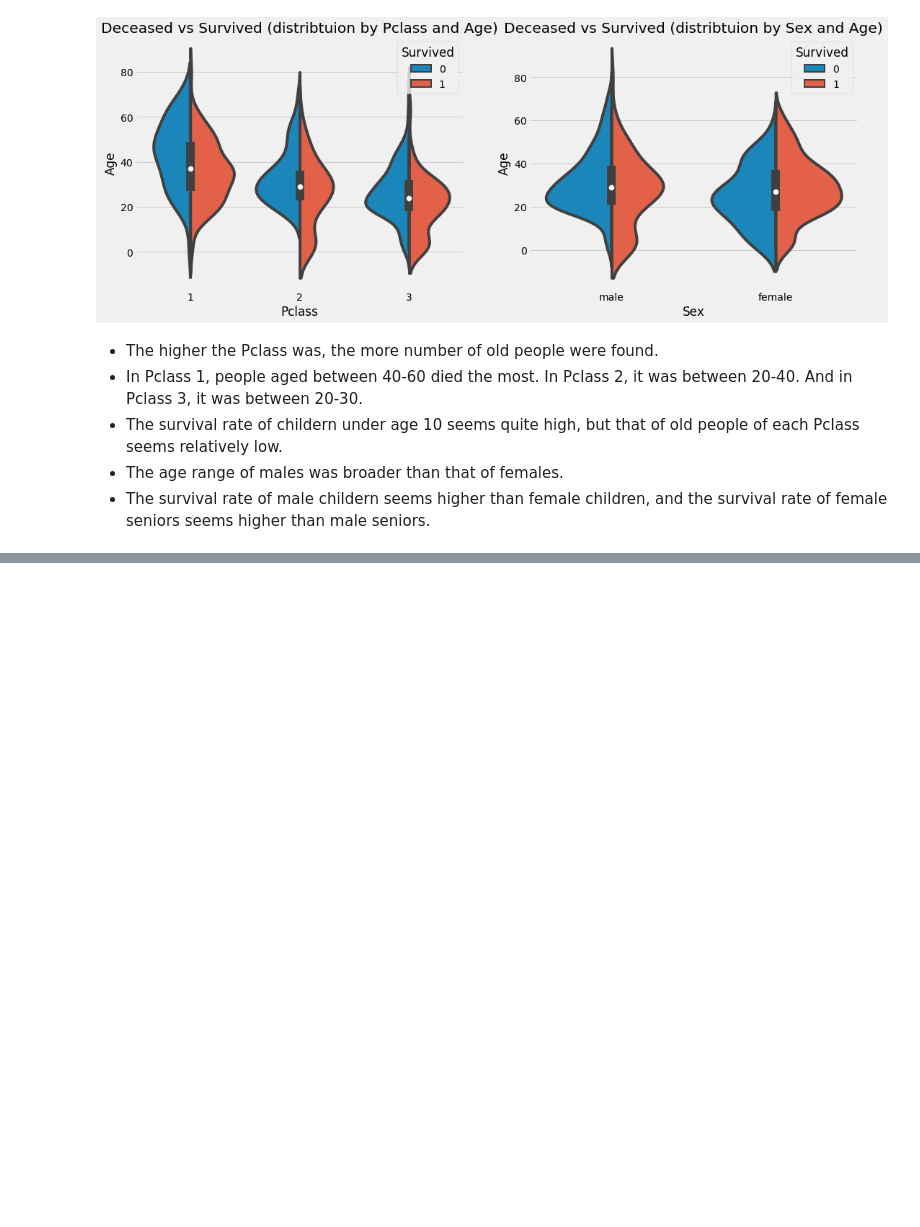
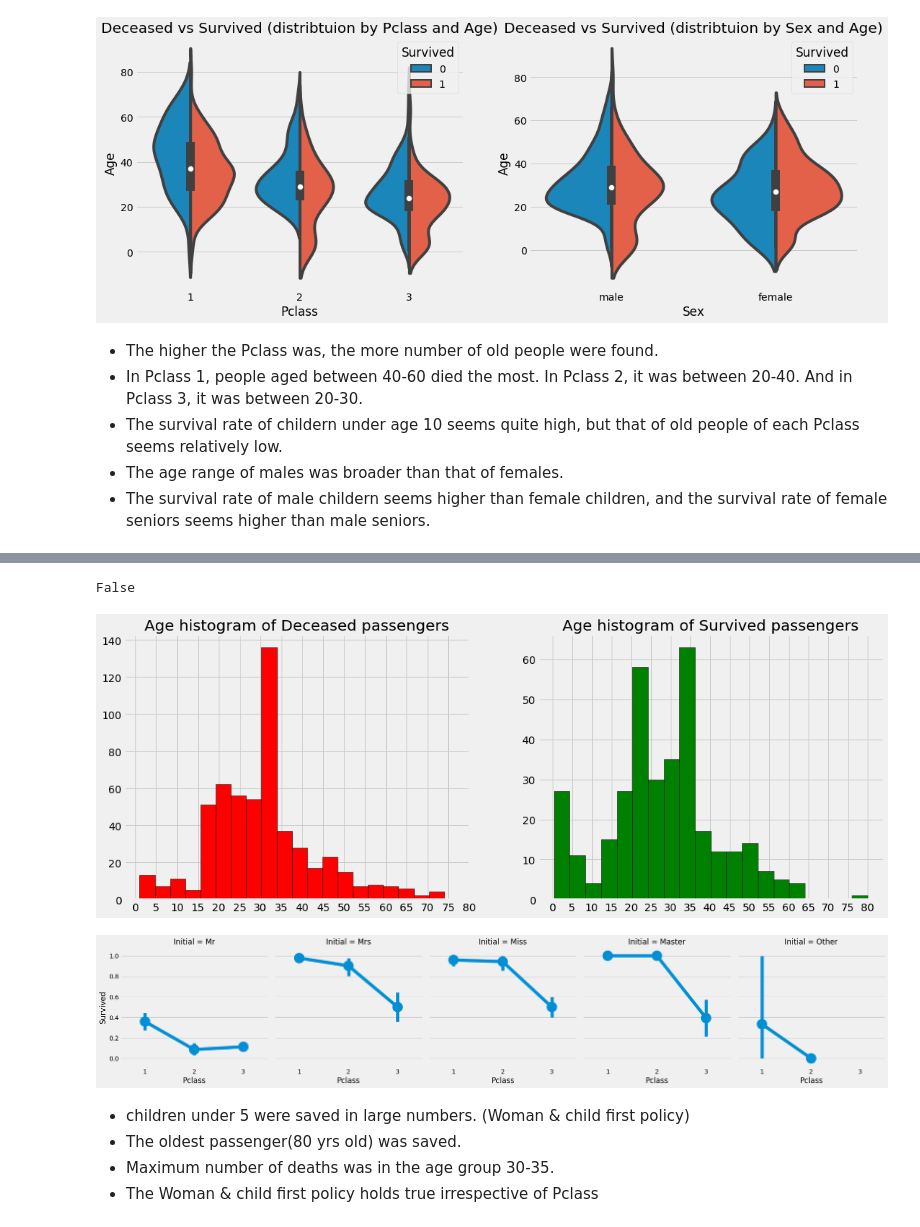
Before and after one commit to sam351/competitions, a Jupyter notebook: kaggle_titanic/200503_Titanic_study-01_EDA.ipynb, the cells around one changed output, grey strips where cells are left out. Saved outputs shown, nothing was run; the diff lists cells and outputs as text; code cells hidden in the pictures; blank space fills up the shorter version.

Commit message:
Modify 200503_Titanic_study-01_EDA.ipynb
This commit adds a new col named Initial using Name col
and fills NaN in Age col using Initial col.
This commit also adds analysis about Sex & Age.

```diff
--- a/kaggle_titanic/200503_Titanic_study-01_EDA.ipynb
+++ b/kaggle_titanic/200503_Titanic_study-01_EDA.ipynb
@@ -199,0 +204,6 @@ plt.show()
+# %%
+data['Initial'] = ''
+for i in data:
+    data['Initial'] = data['Name'].str.extract('([A-Za-z]+)\.')
+
+pd.crosstab(data['Initial'], data['Sex']).T.style.background_gradient(cmap='summer_r')
@@ -199,0 +215,6 @@ plt.show()
+# %%
+data['Initial'].replace(['Mlle','Mme','Ms','Dr','Major','Lady','Countess','Jonkheer','Col','Rev','Capt','Sir','Don'],
+                        ['Miss','Miss','Miss','Mr','Mr','Mrs','Mrs','Other','Other','Other','Mr','Mr','Mr'],
+                        inplace=True)
+
+data.groupby('Initial')['Age'].mean()
@@ -199,0 +229,33 @@ plt.show()
+# %%
+fill_ages_dict = dict(data.groupby('Initial')['Age'].mean().round().astype(int).reset_index().values)
+
+for key, val in fill_ages_dict.items():
+    data.loc[(data['Age'].isna())&(data['Initial'] == key), 'Age'] = val
+
+data['Age'].isna().any()
+# %% [output]
+False
+# %%
+fig, ax = plt.subplots(1, 2, figsize=(16,6))
+
+ax[0].hist(data[data.Survived == 0]['Age'], bins=20, edgecolor='k', color='red')
+ax[0].set_title('Age histogram of Deceased passengers')
+ax[0].set_xticks(range(0, 85, 5))
+
+ax[1].hist(data[data.Survived == 1]['Age'], bins=20, edgecolor='k', color='green')
+ax[1].set_title('Age histogram of Survived passengers')
+ax[1].set_xticks(range(0, 85, 5))
+
+plt.show()
+
+
+sns.catplot(x='Pclass', y='Survived', col='Initial', data=data, kind='point')
+plt.show()
+# %% [output]
+[figure, added]
+[figure, added]
+# %% [markdown]
+- children under 5 were saved in large numbers. (Woman & child first policy)
+- The oldest passenger(80 yrs old) was saved.
+- Maximum number of deaths was in the age group 30-35.
+- The Woman & child first policy holds true irrespective of Pclass
```
Also changed, not shown: parts of 4 cells of this notebook.
